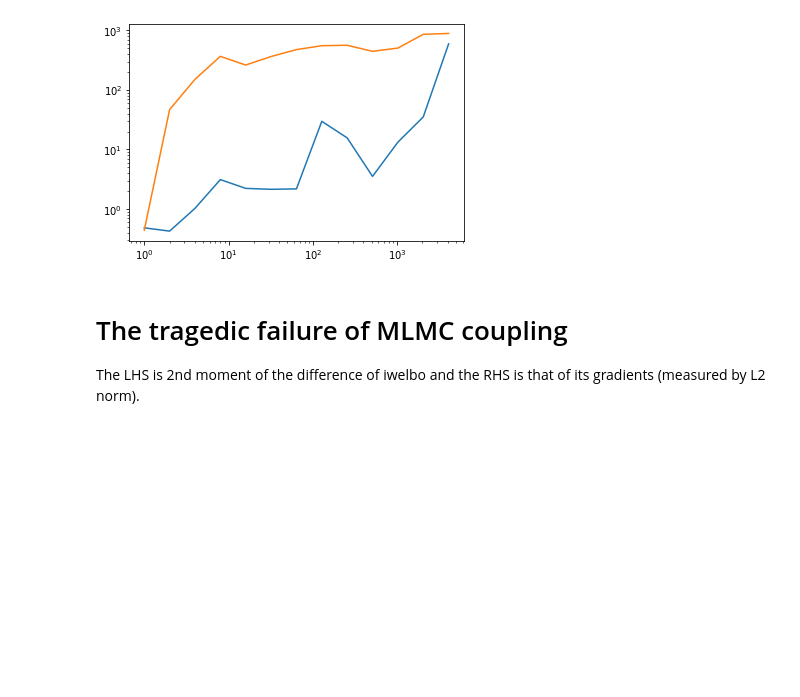
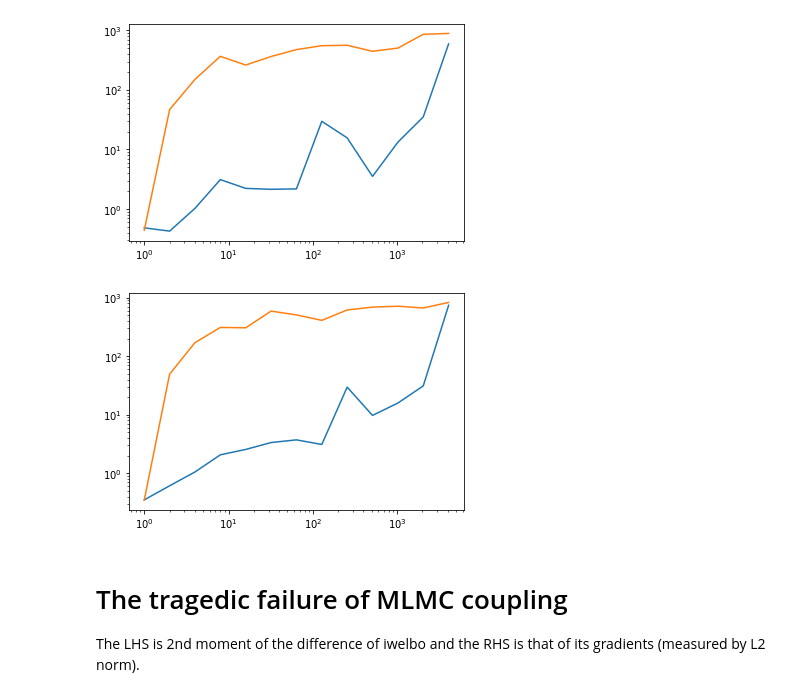
Before and after one commit to Goda-Research-Group/mlmc-model-evidence, a Jupyter notebook: notebooks/Convolutional_Variational_Autoencoder.ipynb, the cells around one changed output. Cells and saved outputs as stored; diff of their text form; code cells hidden in the pictures; blank space fills up the shorter version.

```diff
--- a/notebooks/Convolutional_Variational_Autoencoder.ipynb
+++ b/notebooks/Convolutional_Variational_Autoencoder.ipynb
@@ -275,6 +275,25 @@ plt.yscale('log')
 plt.xscale('log')
 # %% [output]
 [figure]
+# %%
+res = {'sumo':[],'mlmc':[]}
+levels = [i for i in range(13)]
+for l in levels:
+    for train_x in train_dataset:
+        a = [model.compute_IWELBO_sumo(train_x, 2**l) for i in range(1000)]
+        b = [model.compute_objective_mlmc(train_x, max_level=l, obj='iwelbo', b=0.8, w0=10/(10+l), randomize=True) for i in range(1000)]
+        res['sumo'].append(np.var(a))
+        res['mlmc'].append(np.var(b))
+        break
+# %%
+# plot
+ks = [2**l for l in range(13)]
+plt.plot(ks, res['sumo'])
+plt.plot(ks, res['mlmc'])
+plt.yscale('log')
+plt.xscale('log')
+# %% [output]
+[figure, added]
 # %% [markdown]
 # The tragedic failure of MLMC coupling
 
```
Also changed, not shown: 2 other files.
